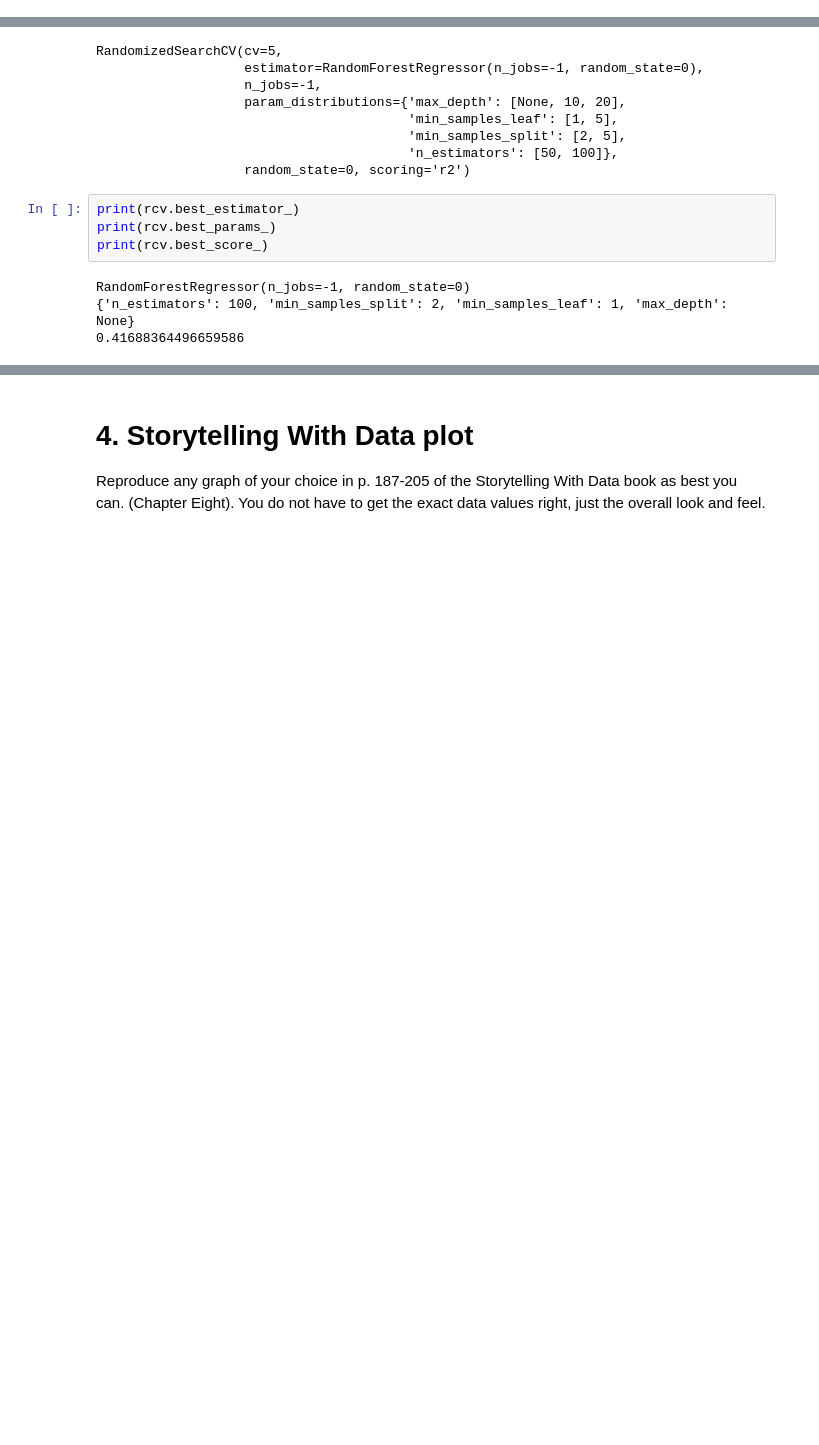
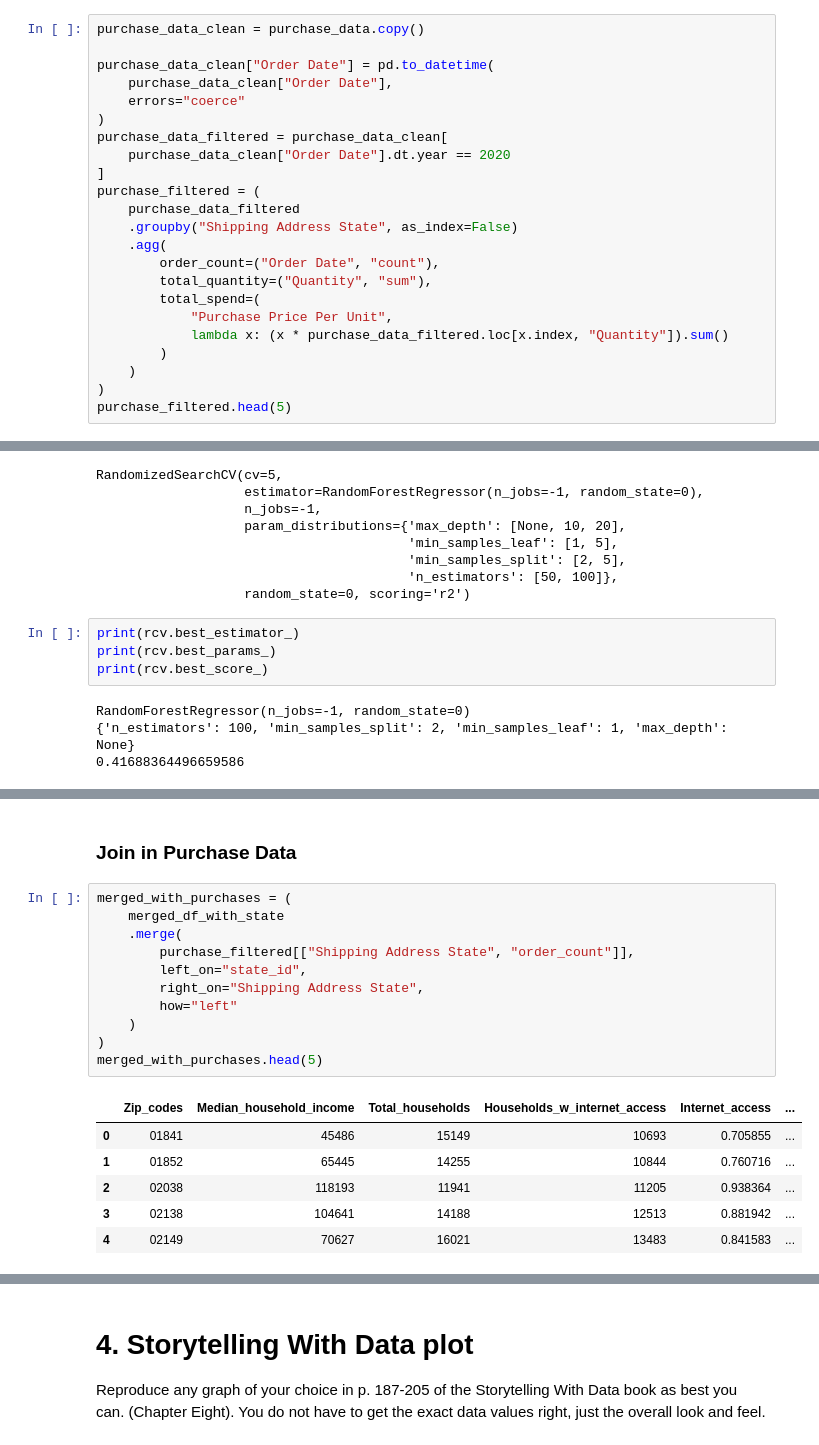
Before and after one commit to Haleymussary00/Module-B-semester-2, a Jupyter notebook: Week12.ipynb, the cells around one changed output, grey strips where cells are left out. Drawn from its saved outputs; the diff is of its cells as text; blank space fills up the shorter version.

```diff
--- a/Week12.ipynb
+++ b/Week12.ipynb
@@ -227,3 +227,26 @@ purchase_data
 | 1850715 | 2021-12-01 | 6.99 | 4.0 | MA | Tanner's Tasty Paste Vanilla Blin... | B015ZRTHVA | ... |
 | 1850716 | 2022-09-19 | 19.99 | 1.0 | NaN | Wild Mystic Oracle Card Deck: A 5... | 1441337652 | ... |
 1850717 rows × 8 columns
+# %%
+purchase_data_clean = purchase_data.copy()
+
+purchase_data_clean["Order Date"] = pd.to_datetime(
+    purchase_data_clean["Order Date"],
+    errors="coerce"
+)
+purchase_data_filtered = purchase_data_clean[
+    purchase_data_clean["Order Date"].dt.year == 2020
+]
+purchase_filtered = (
+    purchase_data_filtered
+    .groupby("Shipping Address State", as_index=False)
+    .agg(
+        order_count=("Order Date", "count"),
+        total_quantity=("Quantity", "sum"),
+        total_spend=(
+            "Purchase Price Per Unit",
+            lambda x: (x * purchase_data_filtered.loc[x.index, "Quantity"]).sum()
+        )
+    )
+)
+purchase_filtered.head(5)
@@ -397,0 +455,20 @@ RandomForestRegressor(n_jobs=-1, random_state=0)
+# %% [markdown]
+### Join in Purchase Data
+# %%
+merged_with_purchases = (
+    merged_df_with_state
+    .merge(
+        purchase_filtered[["Shipping Address State", "order_count"]],
+        left_on="state_id",
+        right_on="Shipping Address State",
+        how="left"
+    )
+)
+merged_with_purchases.head(5)
+# %% [output]
+|  | Zip_codes | Median_household_income | Total_households | Households_w_internet_access | Internet_access | ... |
+| 0 | 01841 | 45486 | 15149 | 10693 | 0.705855 | ... |
+| 1 | 01852 | 65445 | 14255 | 10844 | 0.760716 | ... |
+| 2 | 02038 | 118193 | 11941 | 11205 | 0.938364 | ... |
+| 3 | 02138 | 104641 | 14188 | 12513 | 0.881942 | ... |
+| 4 | 02149 | 70627 | 16021 | 13483 | 0.841583 | ... |
```
Also changed, not shown: parts of 15 cells of this notebook.
